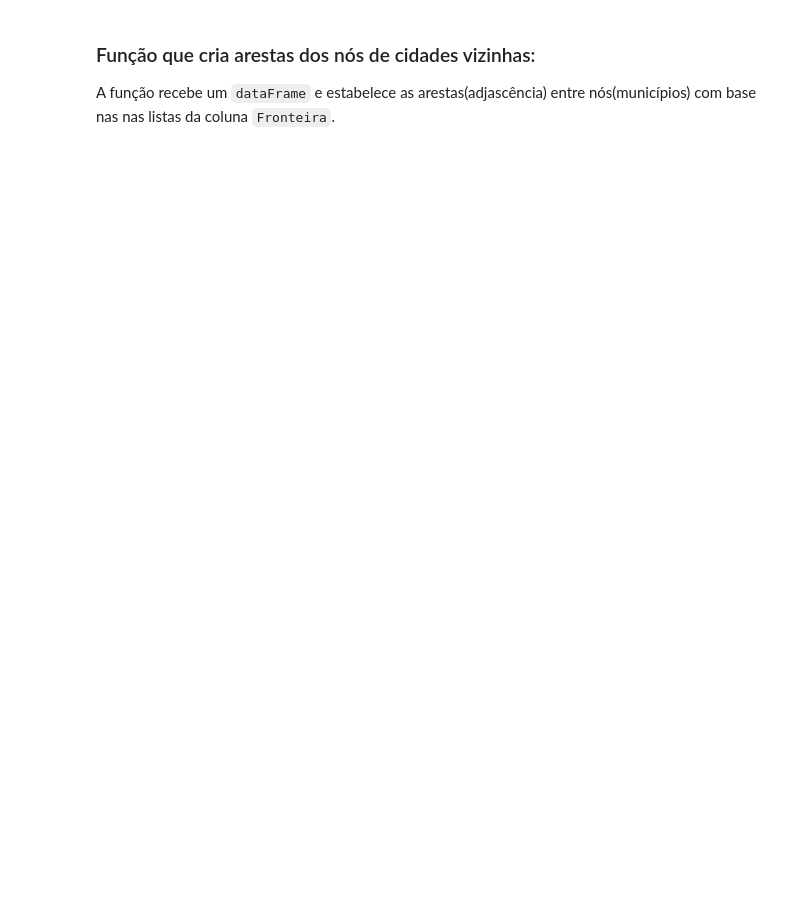
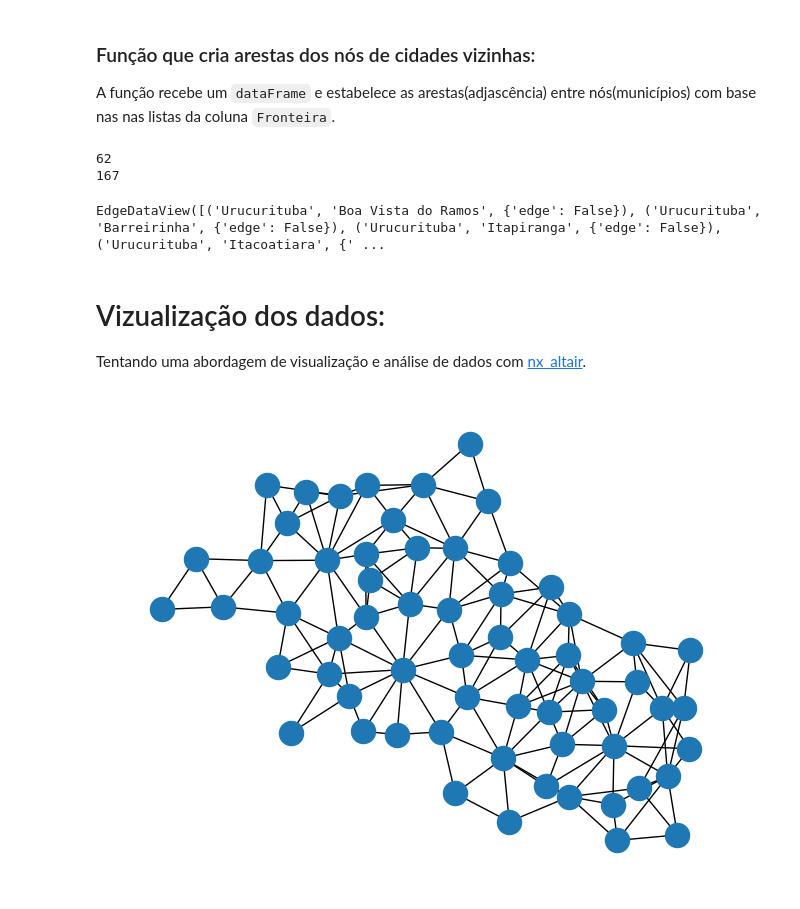
Before and after one commit to jAzz-hub/DesmatamentoNoAmazonas, a Jupyter notebook: Notebooks/DataModeling.ipynb, the cells around one changed output. Saved outputs shown, nothing was run; the diff lists cells and outputs as text; code cells hidden in the pictures; blank space fills up the shorter version.

```diff
--- a/Notebooks/DataModeling.ipynb
+++ b/Notebooks/DataModeling.ipynb
@@ -25,6 +27,8 @@ DATASETS[0].head(3)
 
 A função recebe um `dataFrame` e estabelece as arestas(adjascência) entre nós(municípios) com base nas nas listas da coluna `Fronteira`.
 # %%
+
+dictAverageHigh = pd.Series(DATASETS[0]['MaiorQueAMédia'].values, index = DATASETS[0]['Municipio']).to_dict()
 
 def LinkGenerator(dataFrame):
 
@@ -37,7 +41,7 @@ def LinkGenerator(dataFrame):
         for cityNeighbor in neighbors[line]:
 
             if not Mapa.has_edge(dataFrame['Municipio'][line], cityNeighbor) and  not Mapa.has_edge(cityNeighbor, dataFrame['Municipio'][line]):
-                Mapa.add_edge(dataFrame['Municipio'][line], cityNeighbor)#Fronteiras
+                Mapa.add_edge(dataFrame['Municipio'][line], cityNeighbor, edge=(dictAverageHigh[f'{cityNeighbor}'] and dictAverageHigh[f"{dataFrame['Municipio'][line]}"] ))#Fronteiras
 
             else:
                 pass
@@ -46,11 +50,17 @@ def LinkGenerator(dataFrame):
 # %%
 
 #Criando Grafos para cada ano:
+
+
 Graphs = []
 for i in range(0, len(DATASETS)):
     Graphs.append(LinkGenerator(DATASETS[i]))
+    # nx.set_node_attributes(Graphs[i], ,)
 
 #Mostrando quantidade de nós e arestas em um grafo do ano 2000:
 print(len(Graphs[0].nodes()))
 print(len(Graphs[0].edges()))
+# %% [output]
+62
+167
 # %%
@@ -67,3 +79,18 @@ def AverageHigh(city, dataFrame):
     #pega a cidade:
     #verifica se o Desmatamento está acima da média:
     #se estiver gera arestas entre ela e seuas fronteiras com desmatamento acima da média:
+# %%
+Graphs[0].edges(data = True)
+# %% [output]
+EdgeDataView([('Urucurituba', 'Boa Vista do Ramos', {'edge': False}), ('Urucurituba', 'Barreirinha', {'edge': False}), ('Urucurituba', 'Itapiranga', {'edge': False}), ('Urucurituba', 'Itacoatiara', {' ...
+# %% [markdown]
+# Vizualização dos dados:
+
+Tentando uma abordagem de visualização e análise de dados com [nx_altair](#https://github.com/Zsailer/nx_altair).
+# %%
+
+# nx.draw_planar(Graphs[0])
+# nx.draw_shell(Graphs[0])
+nx.draw_kamada_kawai(Graphs[0])
+# %% [output]
+[figure, added]
```
Also changed, not shown: parts of 5 cells of this notebook, 2 other files.
